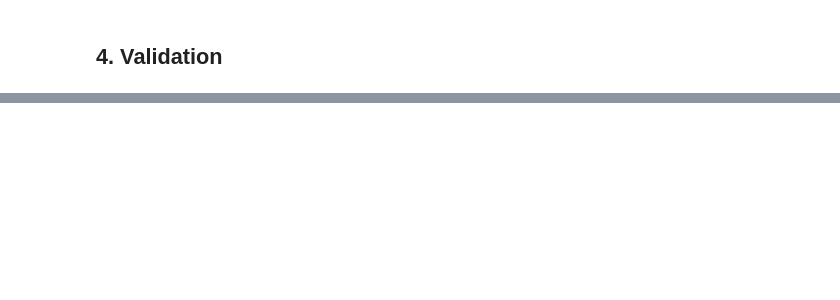
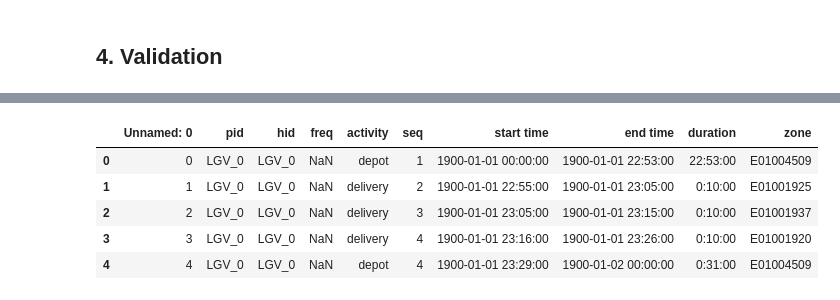
Before and after one commit to arup-group/pam, a Jupyter notebook: examples/13_Advanced_Freight_Synthesis.ipynb, the cells around one changed output, grey strips where cells are left out. Drawn from its saved outputs; the diff is of its cells as text; code cells hidden in the pictures; blank space fills up the shorter version.

```diff
--- a/examples/13_Advanced_Freight_Synthesis.ipynb
+++ b/examples/13_Advanced_Freight_Synthesis.ipynb
@@ -295,3 +328,14 @@ trips["start_hour"] = trips["tst"].apply(get_hour)
+# %%
+activities = pd.read_csv(os.path.join(output_path, "activities.csv"))
+# %%
+activities[activities["pid"] == "LGV_0"]
+# %% [output]
+|  | Unnamed: 0 | pid | hid | freq | activity | seq | start time | end time | duration | zone |
+| 0 | 0 | LGV_0 | LGV_0 | NaN | depot | 1 | 1900-01-01 00:00:00 | 1900-01-01 22:53:00 | 22:53:00 | E01004509 |
+| 1 | 1 | LGV_0 | LGV_0 | NaN | delivery | 2 | 1900-01-01 22:55:00 | 1900-01-01 23:05:00 | 0:10:00 | E01001925 |
+| 2 | 2 | LGV_0 | LGV_0 | NaN | delivery | 3 | 1900-01-01 23:05:00 | 1900-01-01 23:15:00 | 0:10:00 | E01001937 |
+| 3 | 3 | LGV_0 | LGV_0 | NaN | delivery | 4 | 1900-01-01 23:16:00 | 1900-01-01 23:26:00 | 0:10:00 | E01001920 |
+| 4 | 4 | LGV_0 | LGV_0 | NaN | depot | 4 | 1900-01-01 23:29:00 | 1900-01-02 00:00:00 | 0:31:00 | E01004509 |
 # %%
 freight_density = tour.ValidateTourOD(
     trips=trips,
```
Also changed, not shown: parts of 10 cells of this notebook, 1 other file.
